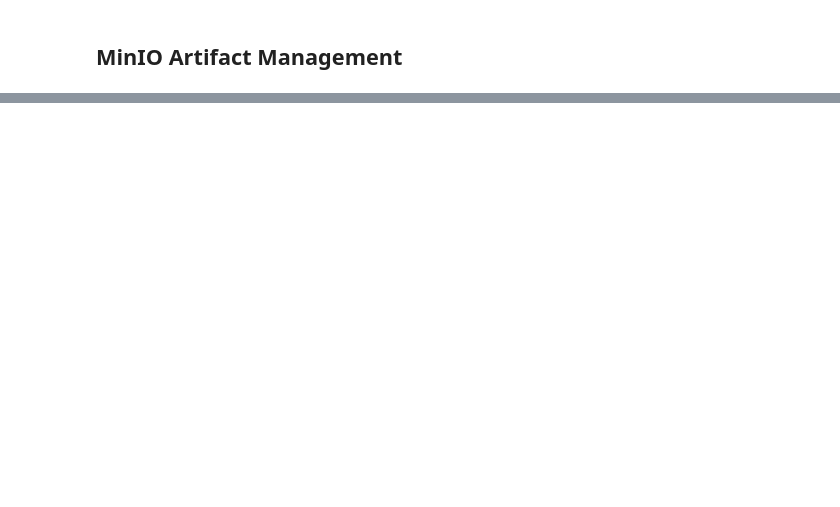
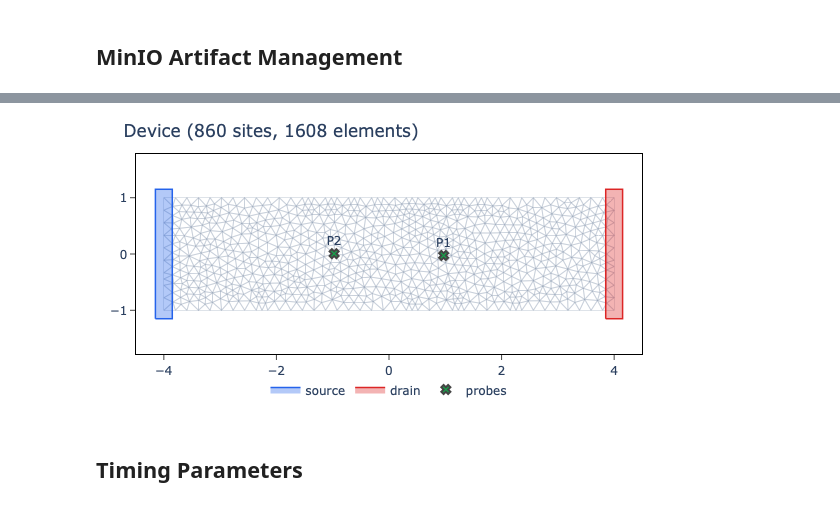
Before and after one commit to fangrh/tdgl-flow, a Jupyter notebook: notebooks/local_tdgl_sim.ipynb, the cells around one changed output, grey strips where cells are left out. Drawn from its saved outputs; the diff is of its cells as text; code cells hidden in the pictures; blank space fills up the shorter version.

```diff
--- a/notebooks/local_tdgl_sim.ipynb
+++ b/notebooks/local_tdgl_sim.ipynb
@@ -442,0 +736,14 @@ print(f'\nDone. Removed {count} artifact(s).')
+# %%
+params = {
+    'film_width': 8.0,
+    'film_height': 2.0,
+    'elec_width': 0.1,
+    'elec_height': 2.1,
+    'elec_y_offset': 0.0,
+    'probe_points': [
+        [1.0, 0.0],
+        [-1.0, 0.0],
+    ],
+    'max_edge_length': 0.25,
+    'smooth': 100,
+}
@@ -442,0 +822,59 @@ print(f'\nDone. Removed {count} artifact(s).')
+# %%
+# Plot mesh
+mx, my = [], []
+for tri in triangles:
+    for j in range(3):
+        p0, p1 = points[tri[j]], points[tri[(j + 1) % 3]]
+        mx += [p0[0], p1[0], None]
+        my += [p0[1], p1[1], None]
+
+fig = go.Figure()
+fig.add_trace(go.Scatter(
+    x=mx, y=my, mode='lines',
+    line=dict(width=0.3, color='#94a3b8'),
+    hoverinfo='skip', showlegend=False,
+))
+
+ec = {
+    'source': ('#2563eb', 'rgba(37,99,235,0.35)'),
+    'drain': ('#dc2626', 'rgba(220,38,38,0.35)'),
+}
+for t in device.terminal_info():
+    idx = t.site_indices
+    x0, x1 = points[idx, 0].min(), points[idx, 0].max()
+    y0, y1 = points[idx, 1].min(), points[idx, 1].max()
+    pad = 0.15
+    lc, fc = ec.get(t.name, ('#888', 'rgba(136,136,136,0.35)'))
+    fig.add_trace(go.Scatter(
+        x=[x0 - pad, x1 + pad, x1 + pad, x0 - pad, x0 - pad],
+        y=[y0 - pad, y0 - pad, y1 + pad, y1 + pad, y0 - pad],
+        mode='lines', line=dict(width=1.5, color=lc), name=t.name,
+        fill='toself', fillcolor=fc,
+    ))
+
+fig.add_trace(go.Scatter(
+    x=points[probe_indices, 0], y=points[probe_indices, 1],
+    mode='markers+text',
+    marker=dict(size=8, symbol='x', color='#16a34a', line_width=2),
+    text=[f'P{i+1}' for i in range(len(probe_indices))],
+    textposition='top center', name='probes',
+))
+
+xmin, xmax = points[:, 0].min(), points[:, 0].max()
+ymin, ymax = points[:, 1].min(), points[:, 1].max()
+m = 0.3
+fig.update_layout(
+    title=f'Device ({len(points)} sites, {len(triangles)} elements)',
+    xaxis=dict(range=[xmin - m, xmax + m], showline=True, linewidth=1,
+               linecolor='black', mirror=True, ticks='outside'),
+    yaxis=dict(scaleanchor='x', scaleratio=1, range=[ymin - m, ymax + m],
+               showline=True, linewidth=1, linecolor='black', mirror=True, ticks='outside'),
+    legend=dict(orientation='h', yanchor='bottom', y=-0.25, xanchor='center', x=0.5),
+    margin=dict(l=40, r=10, t=35, b=50),
+    height=280, width=700, plot_bgcolor='white',
+)
+fig.show()
+# %% [output]
+[figure, added]
+# %% [markdown]
+## Timing Parameters
```
Also changed, not shown: parts of 42 cells of this notebook, 2 other files.
